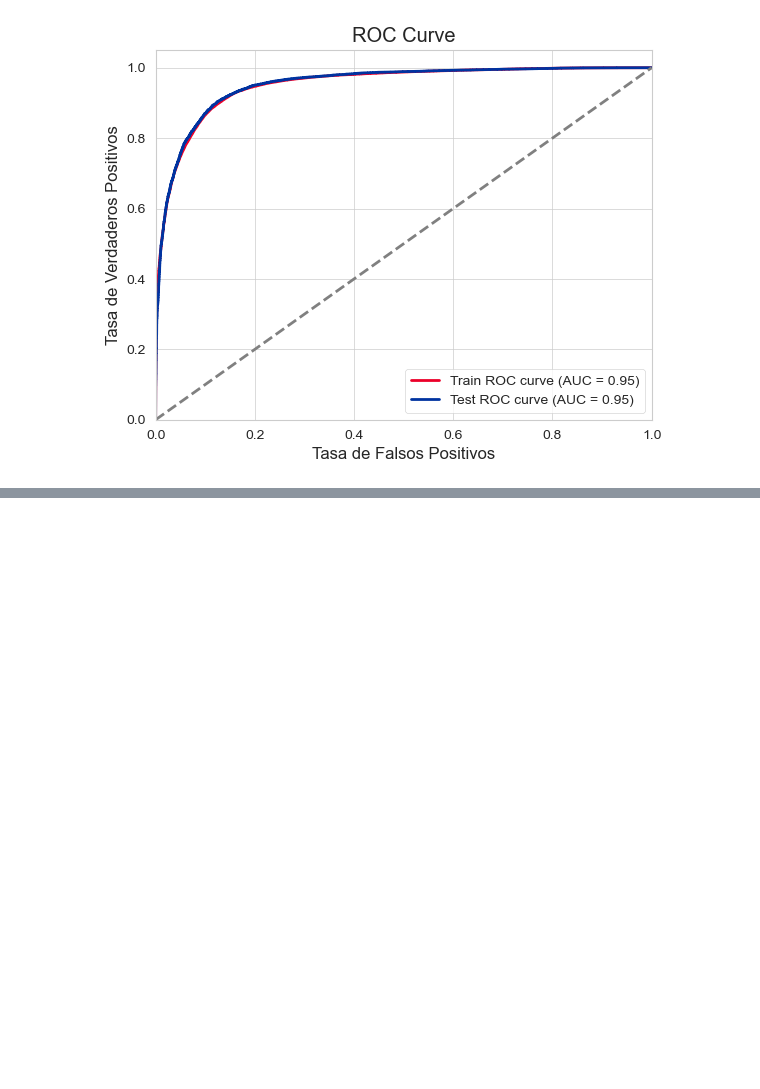
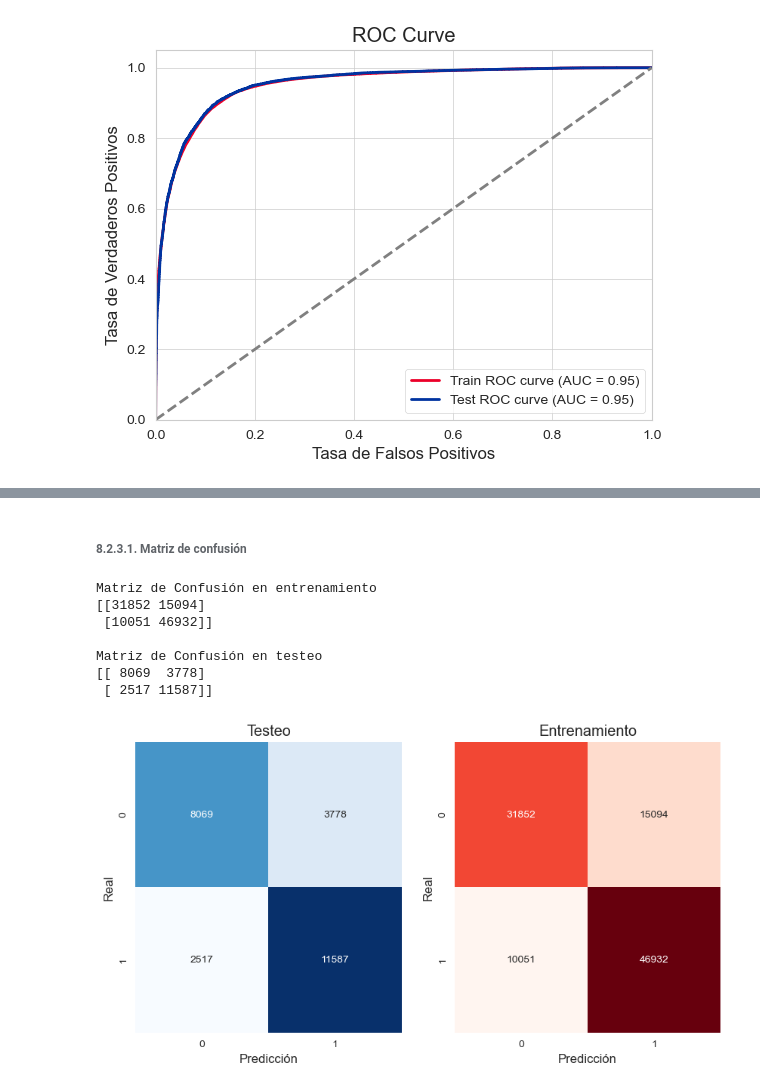
Before and after one commit to florderudder/proyectofinal_coderhouse, a Jupyter notebook: PrimeraEntrega+Derudder.ipynb, the cells around one changed output, grey strips where cells are left out. Saved outputs shown, nothing was run; the diff lists cells and outputs as text; code cells hidden in the pictures; blank space fills up the shorter version.

```diff
--- a/PrimeraEntrega+Derudder.ipynb
+++ b/PrimeraEntrega+Derudder.ipynb
@@ -1577,0 +1665,44 @@ plt.show()
+# %% [markdown]
+###### 8.2.3.1. Matriz de confusión
+# %%
+# Clasifico a los pasajeros según las predicciones del modelo de Random Forest usando un corte de 0.4 para definir la clasificación de satisfacción
+df['Satisf_Pred_RF'] = np.where(model_rf.predict_proba(X)[:, 1] > 0.4, 1, 0)
+
+# Calculo la matriz de confusión para test y train
+confusion_entrenamiento_rf = confusion_matrix(y_train, model_rf.predict(X_train))
+confusion_test_rf = confusion_matrix(y_test, model_rf.predict(X_test))
+
+print(Style.BRIGHT + Fore.LIGHTRED_EX + "Matriz de Confusión en entrenamiento" + Style.RESET_ALL)
+print(confusion_entrenamiento_rf)
+print()
+print(Style.BRIGHT + Fore.LIGHTRED_EX + "Matriz de Confusión en testeo" + Style.RESET_ALL)
+print(confusion_test_rf)
+print()
+
+# Grafico y contextualizo
+fig, ax = plt.subplots(nrows=1, ncols=2, figsize=(10, 5))
+
+sns.heatmap(confusion_test_rf,
+            annot=True, fmt='d', cmap='Blues', cbar=False,
+            ax=ax[0])
+ax[0].set_title('Testeo')
+ax[0].set_xlabel('Predicción')
+ax[0].set_ylabel('Real')
+
+sns.heatmap(confusion_entrenamiento_rf,
+            annot=True, fmt='d', cmap='Reds', cbar=False,
+            ax=ax[1])
+ax[1].set_title('Entrenamiento')
+ax[1].set_xlabel('Predicción')
+ax[1].set_ylabel('Real')
+
+plt.show()
+# %% [output]
+Matriz de Confusión en entrenamiento
+[[31852 15094]
+ [10051 46932]]
+
+Matriz de Confusión en testeo
+[[ 8069  3778]
+ [ 2517 11587]]
+[figure, added]
```
Also changed, not shown: parts of 15 cells of this notebook.
